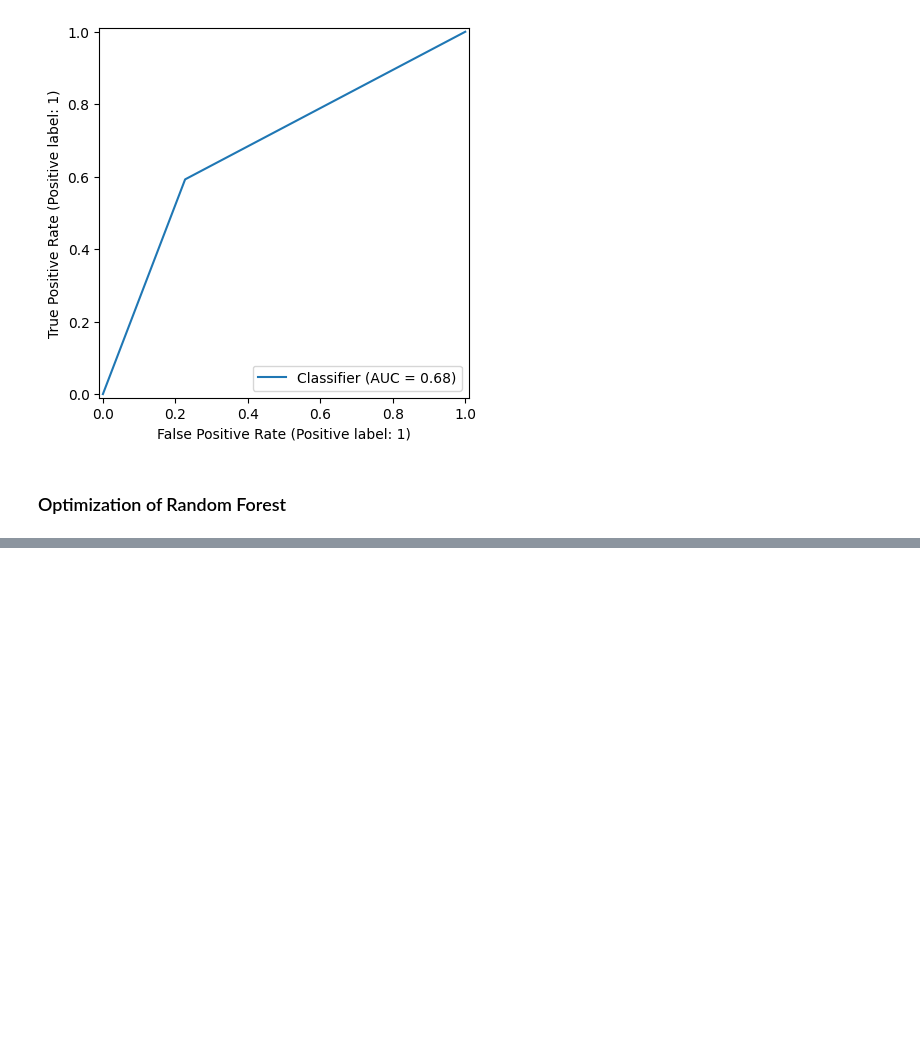
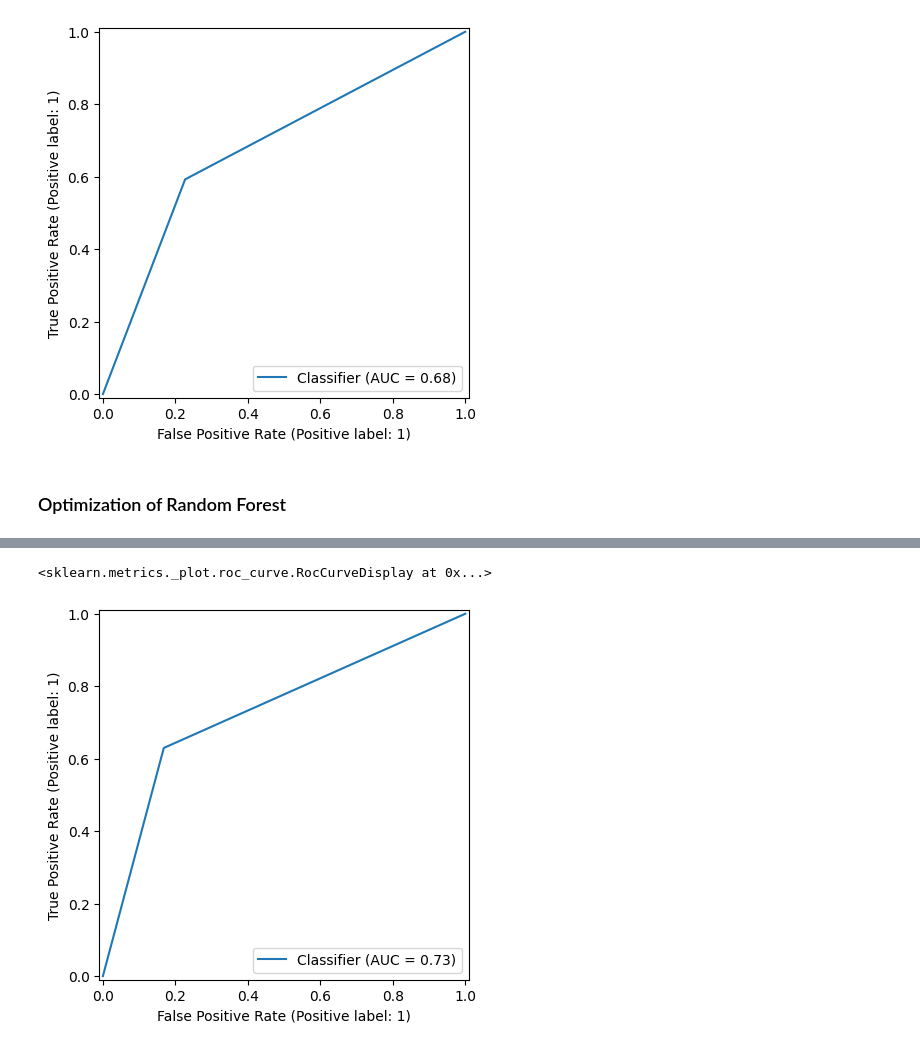
Before and after one commit to Pipasgonzalez/statistical_learning_trees, a Jupyter notebook: JägerGallego_GallegoJimenez.ipynb, the cells around one changed output, grey strips where cells are left out. Cells and saved outputs as stored; diff of their text form; code cells hidden in the pictures; blank space fills up the shorter version.

```diff
--- a/JägerGallego_GallegoJimenez.ipynb
+++ b/JägerGallego_GallegoJimenez.ipynb
@@ -401,17 +407,61 @@ AttributeError: 'numpy.ndarray' object has no attribute 'columns'
-# %%
-import xgboost
-from sklearn.metrics import accuracy_score, confusion_matrix, classification_report
-# https://xgboosting.com/how-to-use-xgboost-xgbclassifier/
-XGTree = xgboost.XGBClassifier(
-    tree_method = "hist",
-    random_state = 420,
-    max_depth = 3,
-    objective = "binary:logistic",
-    eval_metric = "auc",
-    n_estimators = 500,
-    subsample = 0.9,
-    learning_rate = 0.05
-)
-
-XGTree.fit(X_train, Y_train)
-predictions_xgboost = XGTree.predict(X_test)
+# %%
+import xgboost
+from sklearn.metrics import accuracy_score, confusion_matrix, classification_report
+# https://xgboosting.com/how-to-use-xgboost-xgbclassifier/
+gridXG = xgboost.XGBClassifier()
+
+parameters = {'nthread':[4], #when use hyperthread, xgboost may become slower
+              'objective':['binary:logistic'],
+              'eta': [0.05,0.1,0.2,0.3,0.4,0.5],
+              'max_depth': [0, 2, 3, 4, 6, 7, 8],
+              'subsample': [0.5, 0.8, 1.0],
+              'colsample_bytree': [0.7],
+              'n_estimators': [50,100,500,1000], #number of trees, change it to 1000 for better results
+              'seed': [420]
+}
+
+scoring = "roc_auc"
+
+gridSearchedXG = GridSearchCV(
+    gridXG,
+    param_grid=parameters,
+    scoring=scoring,
+    cv=10, # 10-Fold Cross Validation,
+    refit = True,
+    n_jobs = -1,
+    verbose=3
+)
+
+
+
+gridSearchedXG.fit(X_train, Y_train)
+
+best_XG = gridSearchedXG.best_estimator_
+best_params = gridSearchedXG.best_params_
+predictions_gridsearch_XG = best_XG.predict(X_test)
+
+# Best Parameters Table
+print("\nBest Parameters:")
+params_df = pd.DataFrame.from_dict(best_params, orient='index', columns=['Value'])
+print(params_df.to_string())
+
+confusion_gridsearch_XG = confusion_matrix(Y_test, predictions_gridsearch_XG)
+report_gridsearch_XG = classification_report(Y_test, predictions_gridsearch_XG)
+accuracy_gridsearch_XG = accuracy_score(Y_test, predictions_gridsearch_XG)
+
+print("\nPerformance on Test Set:")
+metrics_dict = {
+    'Accuracy': accuracy_gridsearch_XG,
+    'Precision': precision_score(Y_test, predictions_gridsearch_XG),
+    'Recall': recall_score(Y_test, predictions_gridsearch_XG),
+    'F1 Score': f1_score(Y_test, predictions_gridsearch_XG)
+}
+metrics_df = pd.DataFrame.from_dict(metrics_dict, orient='index', columns=['Value'])
+print(metrics_df.to_string())
+
+print(f"Confusion Matrix:\n{confusion_gridsearch_XG}")
+print(f"Accuracy: {accuracy_gridsearch_XG}")
+print(f"Classification Report:\n{report_gridsearch_XG}")
+
+RocCurveDisplay.from_predictions(Y_test, predictions_gridsearch_XG)
+# %% [output]
@@ -417,0 +485,2 @@ predictions_xgboost = XGTree.predict(X_test)
+<sklearn.metrics._plot.roc_curve.RocCurveDisplay at 0x...>
+[figure, added]
```
Also changed, not shown: parts of 7 cells of this notebook, 1 other file.
